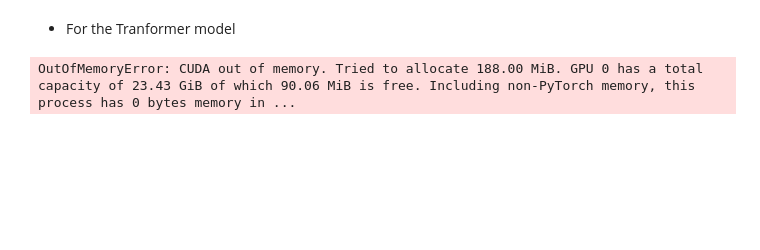
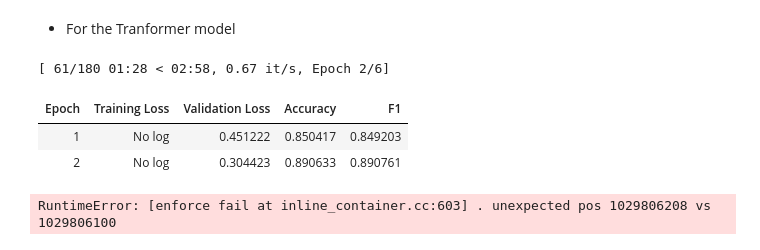
Before and after one commit to SaudAlhafith/CS365-Project, a Jupyter notebook: CS365-Project-Phase2-saud.ipynb, the cells around one changed output. Saved outputs shown, nothing was run; the diff lists cells and outputs as text; code cells hidden in the pictures; blank space fills up the shorter version.

```diff
--- a/CS365-Project-Phase2-saud.ipynb
+++ b/CS365-Project-Phase2-saud.ipynb
@@ -755,10 +737,11 @@ hidden_dim = 128  # Hidden dimension for LSTM
 output_dir = './results'
 evaluation_strategy = 'epoch' # # Evaluate at the end of each epoch
 save_strategy = 'epoch'  # Save model at the end of each epoch
-tf_learning_rate = 2e-5
-per_device_train_batch_size = 64
-per_device_eval_batch_size = 64
-num_train_epochs = 5
+tf_learning_rate = 1e-4 # 1e-4
+per_device_train_batch_size = 184
+per_device_eval_batch_size = 184
+gradient_accumulation_steps = 3
+num_train_epochs = 6
 weight_decay = 0.01
 logging_dir = "./logs"
 load_best_model_at_end = True
@@ -928,31 +914,39 @@ KeyboardInterrupt:
 # %%
 from transformers import TrainingArguments, Trainer
 
 training_args = TrainingArguments(
     output_dir=output_dir,
     eval_strategy=evaluation_strategy,
     save_strategy=save_strategy,
     learning_rate=tf_learning_rate,
+    bf16=True,  # instead of fp16
+    fp16=False,
     per_device_eval_batch_size=per_device_eval_batch_size,
     per_device_train_batch_size=per_device_train_batch_size,
+    gradient_accumulation_steps=gradient_accumulation_steps,
     num_train_epochs=num_train_epochs,
     weight_decay=weight_decay,
     logging_dir=logging_dir,
-    load_best_model_at_end=load_best_model_at_end,
+    load_best_model_at_end=load_best_model_at_end
+    # torch_compile=True
 )
 
 trainer = Trainer(
     model=model,
     args=training_args,
     train_dataset=tFtrain_dataset,
     eval_dataset=tFdev_dataset,
     tokenizer=tokenizer,
     compute_metrics=lambda p: {
         'accuracy': (np.argmax(p.predictions, axis=1) == p.label_ids).mean(),
         'f1': f1_score(p.label_ids, np.argmax(p.predictions, axis=1), average='weighted')
     }
 )
 
 trainer.train()
 # %% [output]
-OutOfMemoryError: CUDA out of memory. Tried to allocate 188.00 MiB. GPU 0 has a total capacity of 23.43 GiB of which 90.06 MiB is free. Including non-PyTorch memory, this process has 0 bytes memory in ...
+[ 61/180 01:28 < 02:58, 0.67 it/s, Epoch 2/6]
+| Epoch | Training Loss | Validation Loss | Accuracy | F1 |
+| 1 | No log | 0.451222 | 0.850417 | 0.849203 |
+| 2 | No log | 0.304423 | 0.890633 | 0.890761 |
+RuntimeError: [enforce fail at inline_container.cc:603] . unexpected pos 1029806208 vs 1029806100
```
Also changed, not shown: parts of 6 cells of this notebook.
